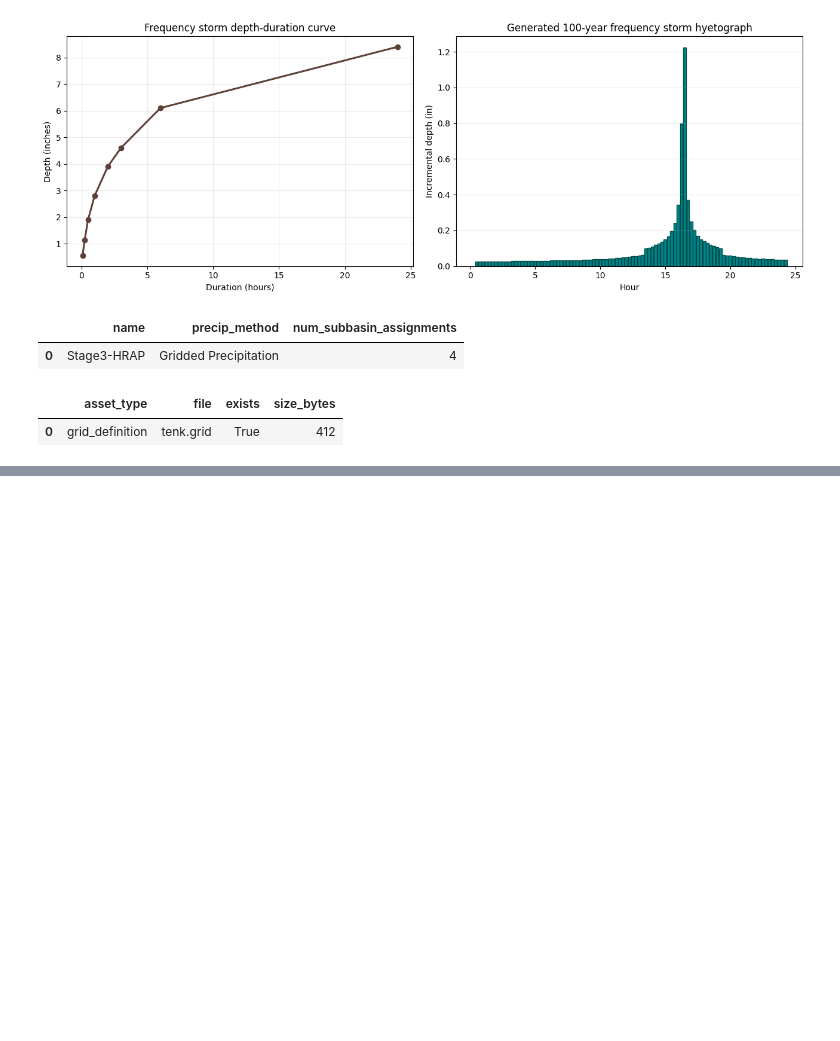
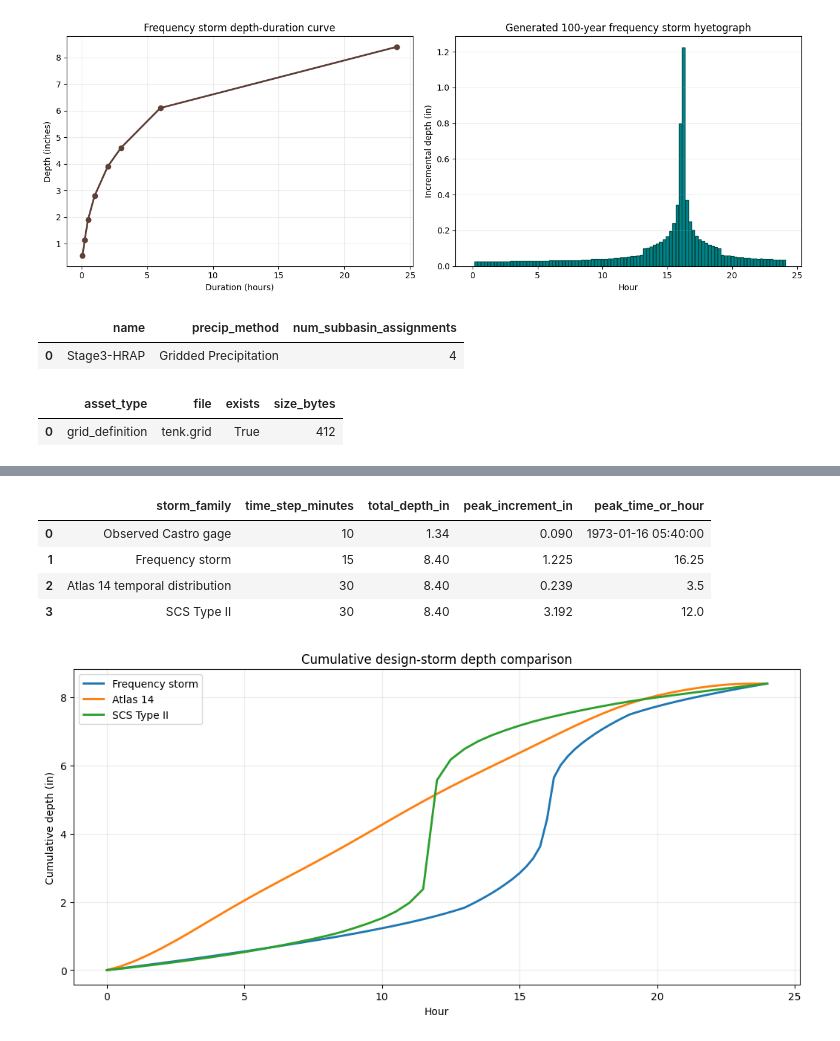
Before and after one commit to gpt-cmdr/hms-commander, a Jupyter notebook: examples/102_guide_meteorologic_methods.ipynb, the cells around one changed output, grey strips where cells are left out. Saved outputs shown, nothing was run; the diff lists cells and outputs as text; code cells hidden in the pictures; blank space fills up the shorter version.

```diff
--- a/examples/102_guide_meteorologic_methods.ipynb
+++ b/examples/102_guide_meteorologic_methods.ipynb
@@ -239,6 +296,59 @@ storm_checks
 | 2 | SCS Type IA | 49 | 8.4 | 0.966 |
 | 3 | SCS Type II | 49 | 8.4 | 3.192 |
 | 4 | SCS Type III | 49 | 8.4 | 1.697 |
+# %%
+# CLB-653 design storm comparison
+storm_summary = pd.DataFrame([
+    {
+        "storm_family": "Observed Castro gage",
+        "time_step_minutes": interval_minutes,
+        "total_depth_in": round(float(gage_precip["value"].sum()), 3),
+        "peak_increment_in": round(float(gage_precip["value"].max()), 3),
+        "peak_time_or_hour": gage_precip["value"].idxmax(),
+    },
+    {
+        "storm_family": "Frequency storm",
+        "time_step_minutes": 15,
+        "total_depth_in": round(float(frequency_hyetograph["incremental_depth"].sum()), 3),
+        "peak_increment_in": round(float(frequency_hyetograph["incremental_depth"].max()), 3),
+        "peak_time_or_hour": float(frequency_hyetograph.loc[frequency_hyetograph["incremental_depth"].idxmax(), "hour"]),
+    },
+    {
+        "storm_family": "Atlas 14 temporal distribution",
+        "time_step_minutes": 30,
+        "total_depth_in": round(float(atlas14_hyetograph["incremental_depth"].sum()), 3),
+        "peak_increment_in": round(float(atlas14_hyetograph["incremental_depth"].max()), 3),
+        "peak_time_or_hour": float(atlas14_hyetograph.loc[atlas14_hyetograph["incremental_depth"].idxmax(), "hour"]),
+    },
+    {
+        "storm_family": "SCS Type II",
+        "time_step_minutes": 30,
+        "total_depth_in": round(float(scs_hyetographs["II"]["incremental_depth"].sum()), 3),
+        "peak_increment_in": round(float(scs_hyetographs["II"]["incremental_depth"].max()), 3),
+        "peak_time_or_hour": float(scs_hyetographs["II"].loc[scs_hyetographs["II"]["incremental_depth"].idxmax(), "hour"]),
+    },
+])
+
+display(storm_summary)
+
+fig, ax = plt.subplots(figsize=(10.5, 5.2))
+ax.plot(frequency_hyetograph["hour"], frequency_hyetograph["cumulative_depth"], linewidth=2.1, label="Frequency storm")
+ax.plot(atlas14_hyetograph["hour"], atlas14_hyetograph["cumulative_depth"], linewidth=2.1, label="Atlas 14")
+ax.plot(scs_hyetographs["II"]["hour"], scs_hyetographs["II"]["cumulative_depth"], linewidth=2.1, label="SCS Type II")
+ax.set_title("Cumulative design-storm depth comparison")
+ax.set_xlabel("Hour")
+ax.set_ylabel("Cumulative depth (in)")
+ax.grid(True, alpha=0.25)
+ax.legend()
+plt.tight_layout()
+plt.show()
+# %% [output]
+|  | storm_family | time_step_minutes | total_depth_in | peak_increment_in | peak_time_or_hour |
+| 0 | Observed Castro gage | 10 | 1.34 | 0.090 | 1973-01-16 05:40:00 |
+| 1 | Frequency storm | 15 | 8.40 | 1.225 | 16.25 |
+| 2 | Atlas 14 temporal distribution | 30 | 8.40 | 0.239 | 3.5 |
+| 3 | SCS Type II | 30 | 8.40 | 3.192 | 12.0 |
+[figure, added]
 # %% [markdown]
 ## Coverage Notes
 
```
Also changed, not shown: parts of 5 cells of this notebook, 5 other files.
